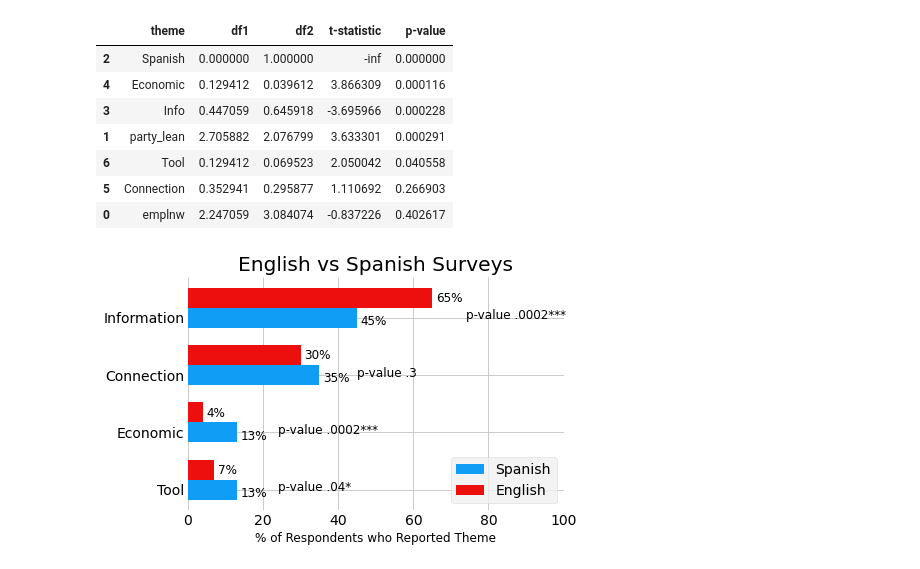
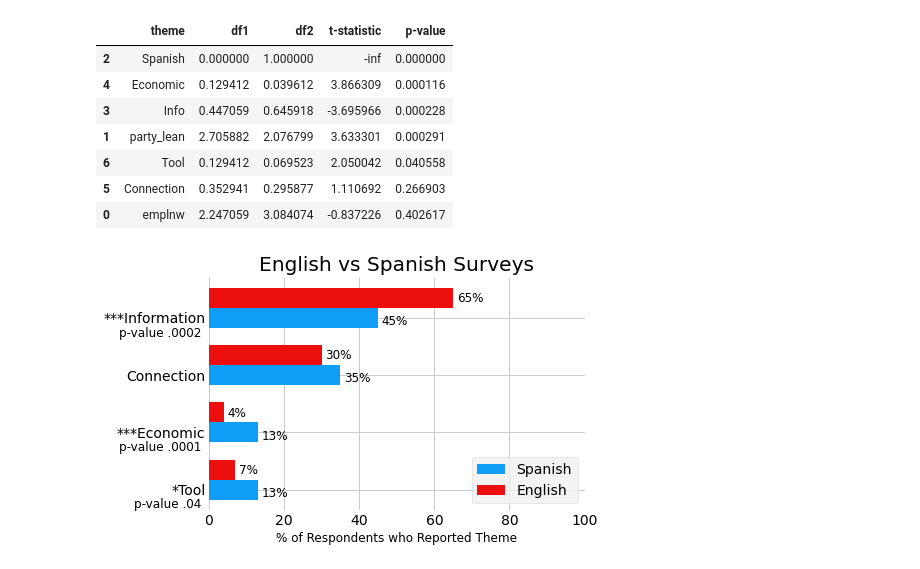
Before and after one commit to worldwidekatie/Build_Week_1, a Jupyter notebook: BW1_Code.ipynb, the cells around one changed output. Saved outputs shown, nothing was run; the diff lists cells and outputs as text; code cells hidden in the pictures.

```diff
--- a/BW1_Code.ipynb
+++ b/BW1_Code.ipynb
@@ -205,7 +205,7 @@ Ttest_loop(Spanish, English)
 # %%
 spanish_means = [13, 13, 35, 45]
 english_means = [7, 4, 30, 65]
-labels = ['Tool', 'Economic', 'Connection', 'Information']
+labels = ['*Tool', '***Economic', 'Connection', '***Information']
 x = np.array([-0.175,  0.825,  1.825,  2.825])
 z = np.array([0.175, 1.175, 2.175, 3.175])
 
@@ -225,35 +225,35 @@ ax.set_xlim(0, 100)
 #Information Labels
 ax.text(s="65%", y=3.1, x=66, fontsize=12)
 ax.text(s="45%", y=2.7, x=46, fontsize=12)
-ax.text(s="p-value .0002***", y=2.8, x=74, fontsize=12)
+ax.text(s="p-value .0002", y=2.5, x=-24, fontsize=12)
 
 #Connection Labels
 ax.text(s="30%", y=2.1, x=31, fontsize=12)
 ax.text(s="35%", y=1.7, x=36, fontsize=12)
-ax.text(s="p-value .3", y=1.8, x=45, fontsize=12)
+#ax.text(s="p-value .3", y=1.8, x=45, fontsize=12)
 
 #Economic Labels
 ax.text(s="4%", y=1.1, x=5, fontsize=12)
 ax.text(s="13%", y=0.7, x=14, fontsize=12)
-ax.text(s="p-value .0002***", y=0.8, x=24, fontsize=12)
+ax.text(s="p-value .0001", y=0.5, x=-24, fontsize=12)
 
 #Tool Labels
 ax.text(s="7%", y=0.1, x=8, fontsize=12)
 ax.text(s="13%", y=-0.3, x=14, fontsize=12)
-ax.text(s="p-value .04*", y=-0.2, x=24, fontsize=12)
+ax.text(s="p-value .04", y=-0.5, x=-20, fontsize=12)
 
 # Set Figure background color
 fig.set_facecolor(color="None")
 
 # Set the Axes background color
 ax.set_facecolor(color="None")
 
 # Turn off the spine
 ax.spines['left'].set_visible(False)
 ax.spines['right'].set_visible(False)
 ax.spines['top'].set_visible(False)
 ax.spines['bottom'].set_visible(False)
 
 plt.show()
 # %% [output]
-[figure, old version]
+[figure, new version]
```
